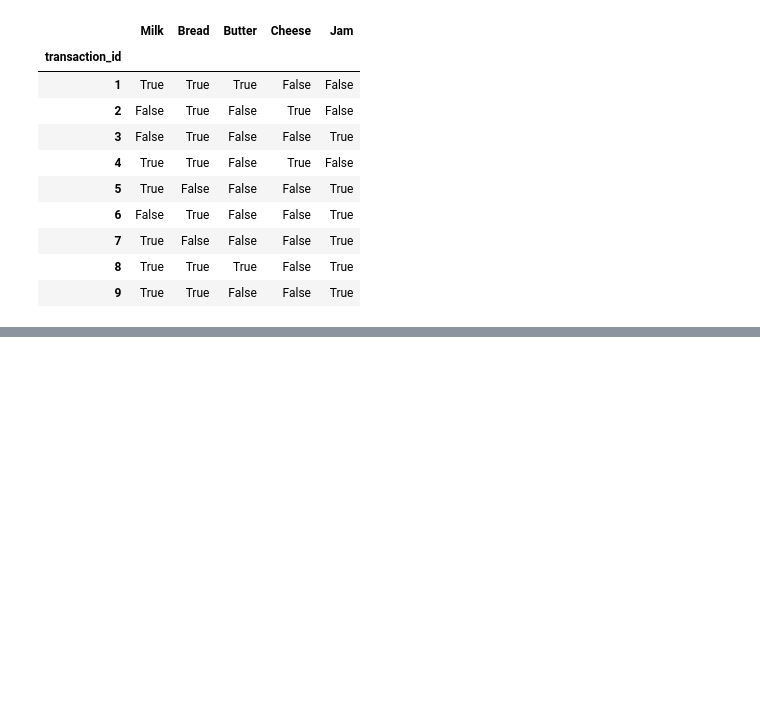
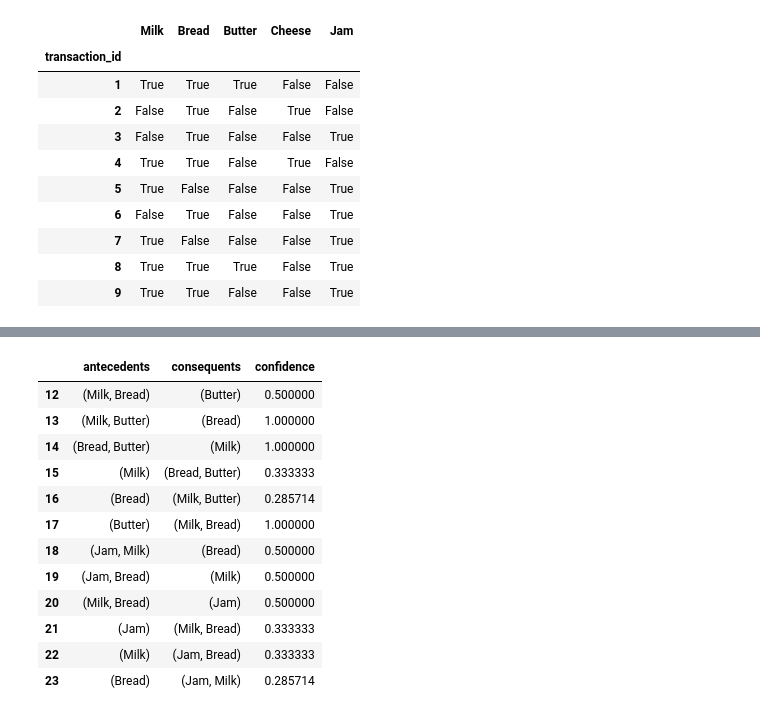
Before and after one commit to michael-robert-poole/Apriori, a Jupyter notebook: association_analysis.ipynb, the cells around one changed output, grey strips where cells are left out. Saved outputs shown, nothing was run; the diff lists cells and outputs as text; code cells hidden in the pictures; blank space fills up the shorter version.

```diff
--- a/association_analysis.ipynb
+++ b/association_analysis.ipynb
@@ -367,0 +224,2 @@ for r in rs:
+# %%
+shop_frequent_itemsets = apriori(df, min_support=2/9, use_colnames=True)
@@ -367,0 +245,18 @@ for r in rs:
+# %%
+shop_rules = association_rules(shop_frequent_itemsets, metric="confidence", min_threshold=0.2)
+# %%
+shop_rules[['antecedents', 'consequents', 'confidence']].tail(12)
+# %% [output]
+|  | antecedents | consequents | confidence |
+| 12 | (Milk, Bread) | (Butter) | 0.500000 |
+| 13 | (Milk, Butter) | (Bread) | 1.000000 |
+| 14 | (Bread, Butter) | (Milk) | 1.000000 |
+| 15 | (Milk) | (Bread, Butter) | 0.333333 |
+| 16 | (Bread) | (Milk, Butter) | 0.285714 |
+| 17 | (Butter) | (Milk, Bread) | 1.000000 |
+| 18 | (Jam, Milk) | (Bread) | 0.500000 |
+| 19 | (Jam, Bread) | (Milk) | 0.500000 |
+| 20 | (Milk, Bread) | (Jam) | 0.500000 |
+| 21 | (Jam) | (Milk, Bread) | 0.333333 |
+| 22 | (Milk) | (Jam, Bread) | 0.333333 |
+| 23 | (Bread) | (Jam, Milk) | 0.285714 |
```
Also changed, not shown: parts of 46 cells of this notebook, 2 other files.
